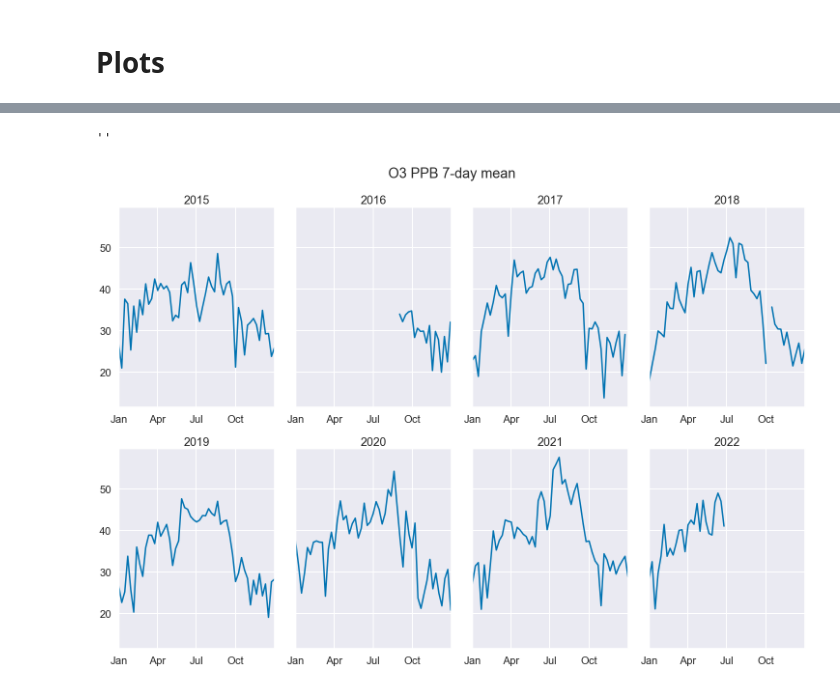
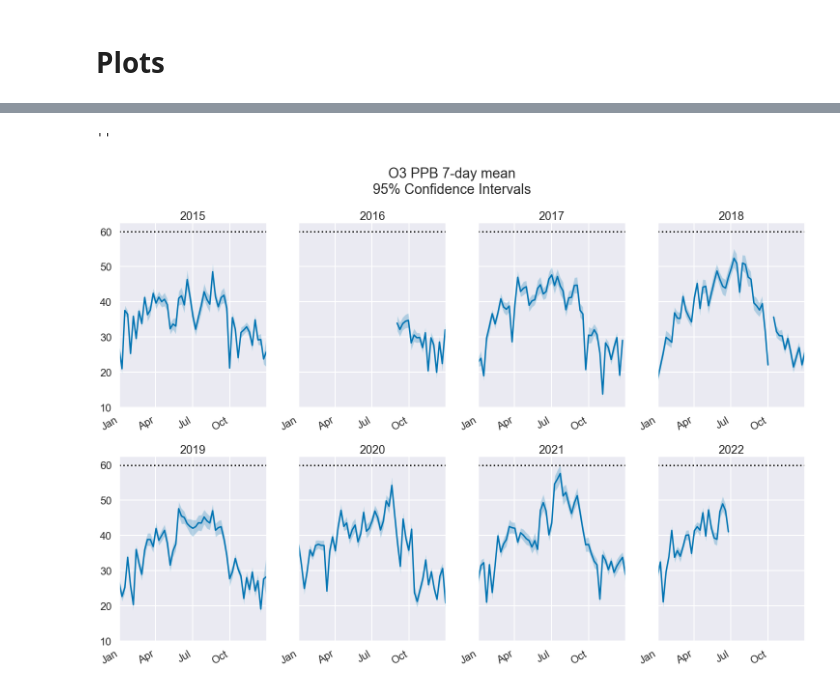
Before and after one commit to nmmichalak/colorado-air, a Jupyter notebook: colorado_air_pollution.ipynb, the cells around one changed output, grey strips where cells are left out. Saved outputs shown, nothing was run; the diff lists cells and outputs as text; code cells hidden in the pictures.

```diff
--- a/colorado_air_pollution.ipynb
+++ b/colorado_air_pollution.ipynb
@@ -139,9 +139,17 @@ o3_boulder
 # %% [markdown]
 # Plots
 # %%
+# figure and axes subplots
 fig, axes = plt.subplots(nrows = 3, ncols = 4, figsize = (10.5 * 2, 7.5 * 2), sharey = True)
+
+# flatten axes for easy access
 axes = axes.flatten()
+
+# critical value for confidence bands
 z_crit = scipy.stats.norm.ppf(1 - 0.05 / 2)
+
+# month dictionary
+month_dict = {1: "Jan", 2: "Feb", 3: "Mar", 4: "Apr", 5: "May", 6: "Jun", 7: "Jul", 8: "Aug", 9: "Sep", 10: "Oct", 11: "Nov", 12: "Dec"}
 
 # hourly averages
 for i, month_i in enumerate(np.arange(1, 13, 1)):
@@ -159,11 +167,11 @@ for i, month_i in enumerate(np.arange(1, 13, 1)):
 
     # titles
     if month_i < 9:
-        axes[i].set(xlabel = None, title = month_i)
+        axes[i].set(xlabel = None, title = month_dict[month_i])
     else:
-        axes[i].set(xlabel = "Hour in the Day (0-23)", title = month_i)
+        axes[i].set(xlabel = "Hour in the Day (0-23)", title = month_dict[month_i])
 
-fig.suptitle("Mean O3 PPB")
+fig.suptitle("Mean O3 PPB\n95% Confidence Intervals")
 
 fig.tight_layout()
 ;
@@ -173,29 +181,35 @@ fig.tight_layout()
 # %%
 # figure and axes
 fig, axes = plt.subplots(nrows = 2, ncols = 4, figsize = (10.5 * 2, 7.5 * 2), sharex = False, sharey = True)
 
 # flatten axes
 axes = axes.flatten()
 
 for i, year_i in enumerate([2015, 2016, 2017, 2018, 2019, 2020, 2021, 2022]):
-    # subplot for yearabs
+    # WHO cutoff
+    axes[i].axhline(60, linestyle = "dotted", color = "black")
+
+    # subplot for year
     o3_boulder.set_index("date_time").query(f"date_year == {year_i}")["o3_ppb"].resample("7d").mean().plot(ax = axes[i])
+
+    # 95% confidence
+    axes[i].fill_between(o3_boulder.set_index("date_time").query(f"date_year == {year_i}")["o3_ppb"].resample("7d").mean().index, o3_boulder.set_index("date_time").query(f"date_year == {year_i}")["o3_ppb"].resample("7d").mean() - o3_boulder.set_index("date_time").query(f"date_year == {year_i}")["o3_ppb"].resample("7d").apply(lambda x: np.std(x) / np.sqrt(x.size)) * z_crit, o3_boulder.set_index("date_time").query(f"date_year == {year_i}")["o3_ppb"].resample("7d").mean() + o3_boulder.set_index("date_time").query(f"date_year == {year_i}")["o3_ppb"].resample("7d").apply(lambda x: np.std(x) / np.sqrt(x.size)) * z_crit, alpha = 0.25)
 
     # full year of dates
     axes[i].set_xlim([datetime.date(year_i, 1, 1), datetime.date(year_i, 12, 31)])
 
     # 3 month interval
     axes[i].xaxis.set_major_locator(mdates.MonthLocator(interval = 3))
     axes[i].xaxis.set_major_formatter(mdates.DateFormatter("%b"))
 
     # year subplot title
     axes[i].set(xlabel = None, title = year_i)
 
 # super title
-fig.suptitle("O3 PPB 7-day mean")
+fig.suptitle("O3 PPB 7-day mean\n95% Confidence Intervals")
 
 fig.tight_layout()
 ;
 # %% [output]
 ''
-[figure, old version]
+[figure, new version]
```
Also changed, not shown: parts of 1 cell of this notebook.
